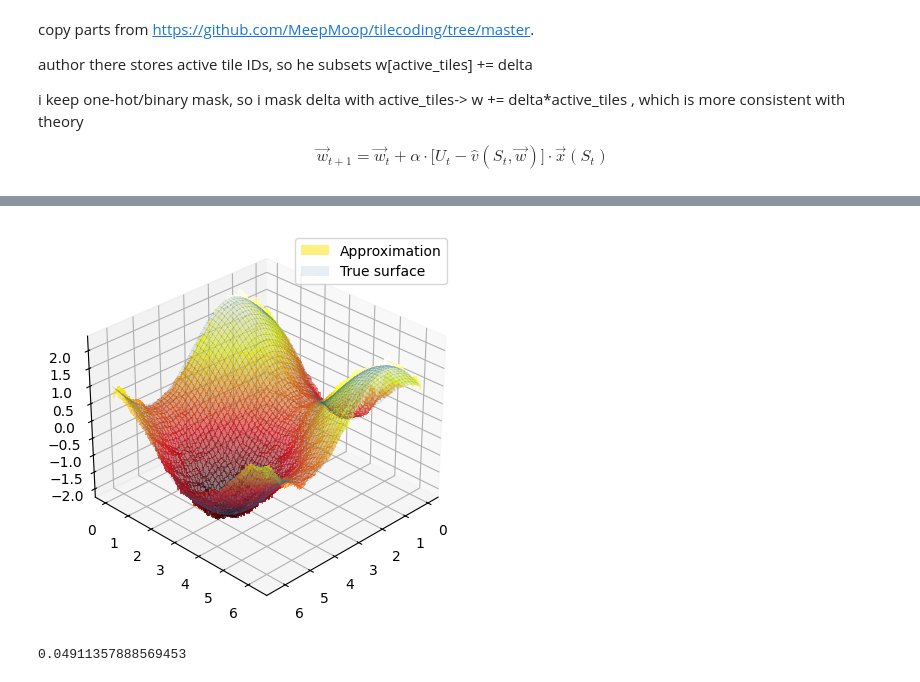
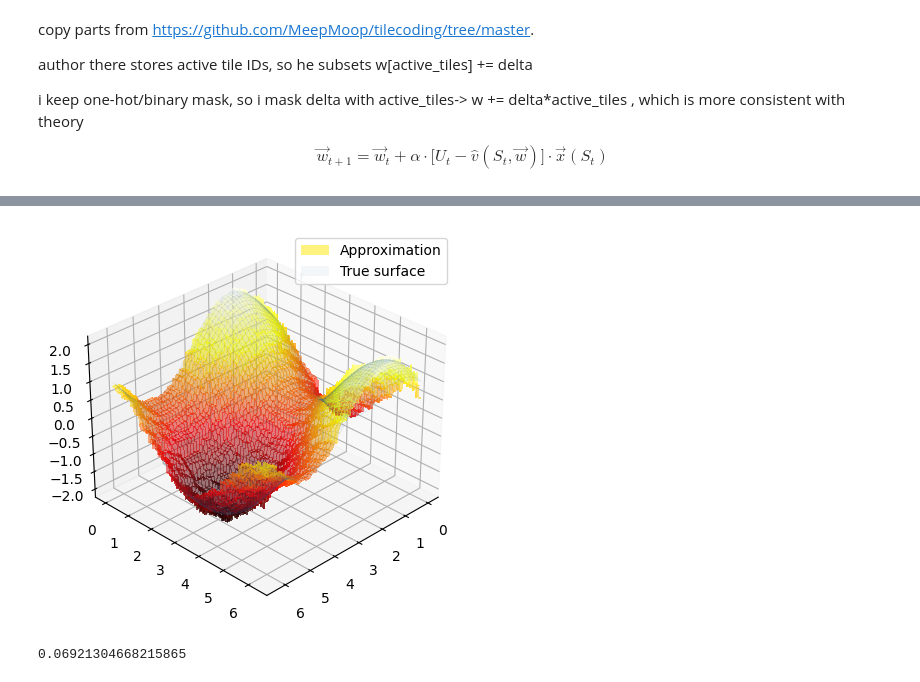
Before and after one commit to ajegorovs/aj_python_tool_lib, a Jupyter notebook: data_processing/neural_networks/RL_Reinforced_Learning/Sutton_P2_Ch09_Approximations.ipynb, the cells around one changed output, grey strips where cells are left out. Saved outputs shown, nothing was run; the diff lists cells and outputs as text; code cells hidden in the pictures.

```diff
--- a/data_processing/neural_networks/RL_Reinforced_Learning/Sutton_P2_Ch09_Approximations.ipynb
+++ b/data_processing/neural_networks/RL_Reinforced_Learning/Sutton_P2_Ch09_Approximations.ipynb
@@ -267,0 +190,9 @@ def get_embed(x,y):
+# %%
+from data_processing.Regression.coarse_coding import tiles
+t = tiles(tiles_x = [20,30,10,40], tiles_y = [20,10,30,40], layers = 4, offset = (0.08,0.05), max_entries_side = 1000)
+
+dom_x = (0.0, 2.0 * np.pi)
+dom_y = (0.0, 2.0 * np.pi)
+t.embedding(dom_x,dom_y)
+print(f'average tile neighbors = {t.M_embed.sum(-1).mean()}')
+t.plot()
@@ -281,24 +215,28 @@ def target_fn_noisy(x, y):
 def target_fn(x, y):
   return np.sin(x) + np.cos(y)
 
-w = np.zeros(M_mini.size)
-
+perf = []
+w = np.zeros(t.M_embed[0,0].size)
 # step size for SGD
 alpha = 0.2/3
 
 # learn from 10,000 samples
-for i in range(10000):
+for i in range(6000):
    # get noisy sample from target function at random location
   x, y = 2.0 * np.pi * np.random.rand(2)
   target = target_fn_noisy(x, y)
   # get prediction from active tiles at that location
-  active_tiles = get_embed(x,y)
+  #active_tiles = get_embed(x,y)
+  active_tiles = t.get_embed(x,y, oneHot=True)
   pred = np.dot(w, active_tiles)
   # update weights with SGD
   w += alpha * (target - pred)*active_tiles
+  perf.append(np.abs(target - pred))
 
+
+plt.plot(perf)
 
 
 x, y = 2.0 * np.pi * np.random.rand(2)
-target_fn(x, y), np.dot(w, get_embed(x,y))
+target_fn(x, y), np.dot(w, t.get_embed(x,y))
 # %% [output]
@@ -306,28 +245,26 @@ target_fn(x, y), np.dot(w, get_embed(x,y))
 # %%
 res = 400
 
 x = np.arange(0.0, 2.0 * np.pi, 2.0 * np.pi / res)
 y = np.arange(0.0, 2.0 * np.pi, 2.0 * np.pi / res)
 
 z = np.zeros([len(x), len(y)])
 for i in range(len(x)):
   for j in range(len(y)):
-    z[j,i] = np.dot(w, get_embed(x[i], y[j]))
+    z[j,i] = np.dot(w, t.get_embed(x[i], y[j]))
 
 # fig, ax = plt.subplots(1,2,subplot_kw={"projection": "3d"})
 fig = plt.figure(figsize=(10,5))
 ax = fig.add_subplot(1, 1, 1, projection='3d')
 X, Y = np.meshgrid(x, y)
 surf = ax.plot_surface(X, Y, z, cmap=plt.get_cmap('hot'), linewidth=0, antialiased=False, alpha = 0.5, label='Approximation')
 Z = target_fn(X,Y)
-ax.plot_surface(X, Y, Z, linewidth=1, antialiased=False, alpha = 0.1, label='True surface')
+ax.plot_surface(X, Y, Z, linewidth=1, antialiased=False, alpha = 0.05, label='True surface')
 ax.view_init(elev=30., azim=45)
 plt.legend()
-# ax = fig.add_subplot(1, 2, 2)
-# ax.matshow(M[0])
 plt.show()
 
 np.abs(Z-z).flatten().mean()
 # %% [output]
-[figure, old version]
+[figure, new version]
-0.04911357888569453
+0.06921304668215865
```
Also changed, not shown: parts of 8 cells of this notebook, 1 other file.
